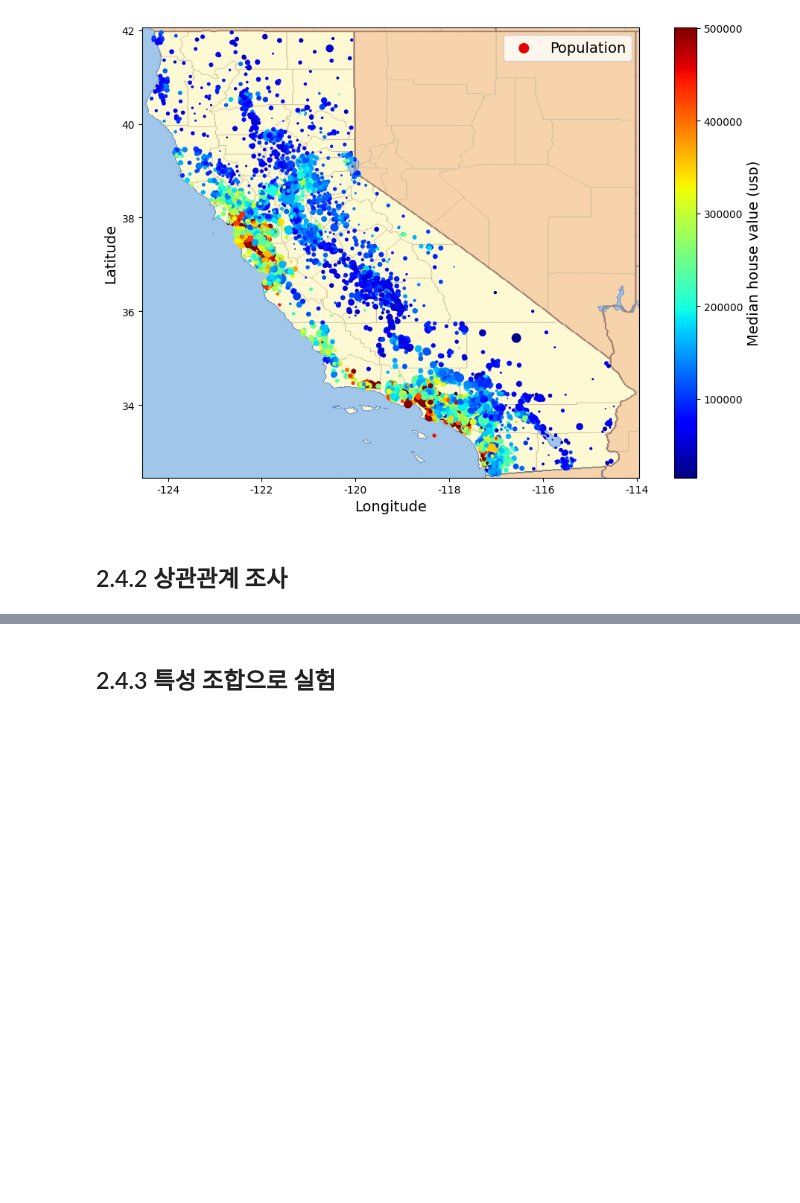
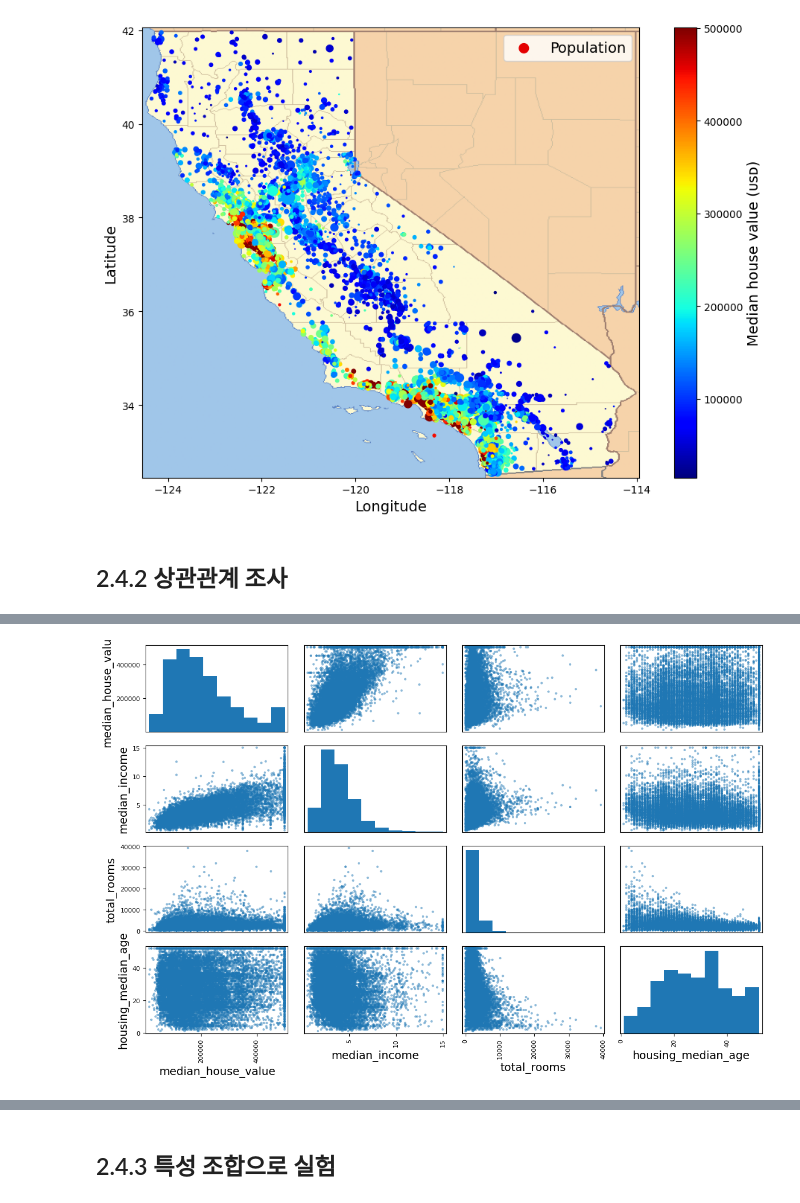
Before and after one commit to aaronkr-classroom/2-end-to-end-ml-Terry929, a Jupyter notebook: 02_end_to_end_machine_learning_project.ipynb, the cells around one changed output, grey strips where cells are left out. Saved outputs shown, nothing was run; the diff lists cells and outputs as text; code cells hidden in the pictures; blank space fills up the shorter version.

```diff
--- a/02_end_to_end_machine_learning_project.ipynb
+++ b/02_end_to_end_machine_learning_project.ipynb
@@ -536,5 +461,11 @@ corr_matrix["median_house_value"].sort_values(ascending=False)
 # %%
 # scatter_matrix
+from pandas.plotting import scatter_matrix
 
+attributes = ["median_house_value","median_income","total_rooms",
+              "housing_median_age"]
+scatter_matrix(housing[attributes],figsize=(12,8))
 save_fig("scatter_matrix_plot")  # 추가 코드
-# plt.show()
+plt.show()
+# %% [output]
+[figure, added]
```
Also changed, not shown: parts of 18 cells of this notebook, 6 other files.
